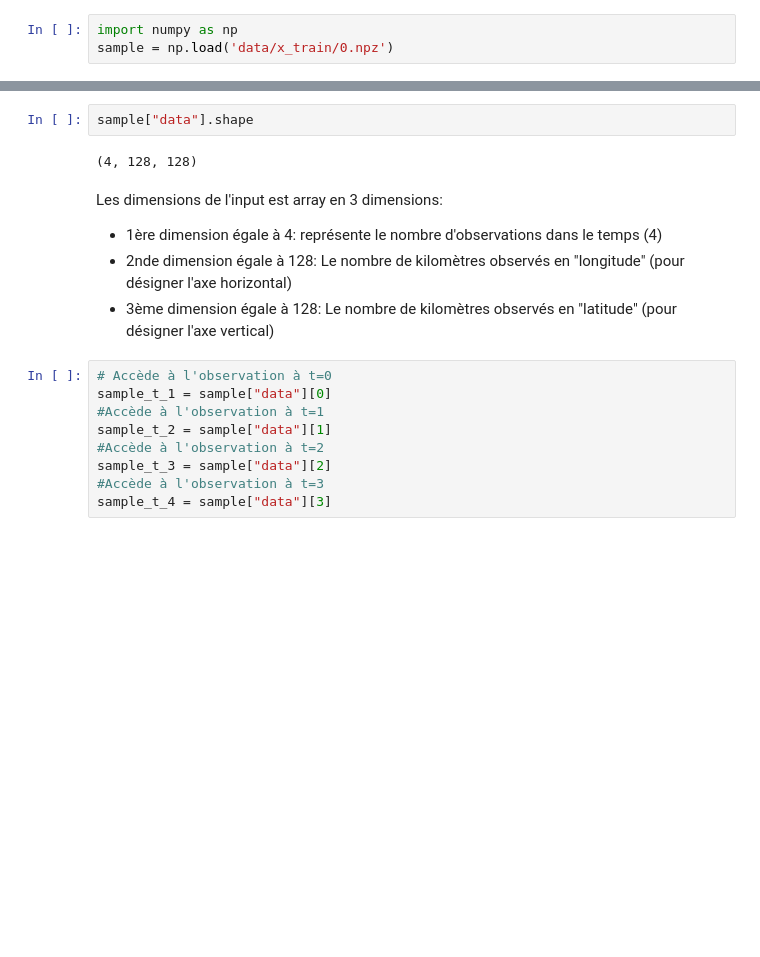
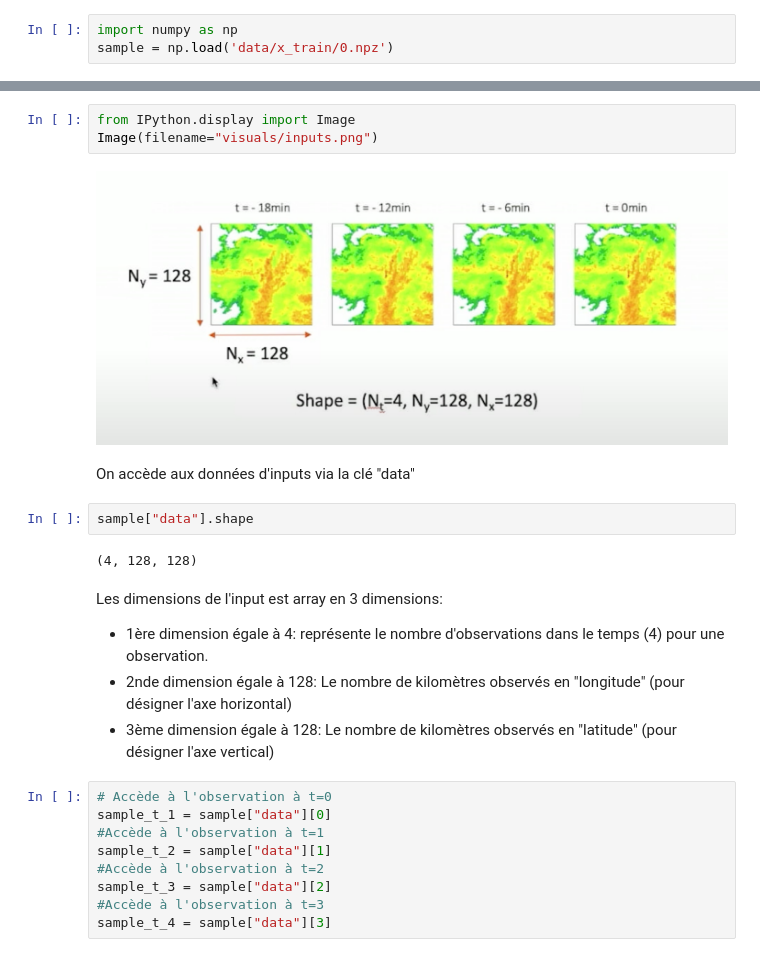
Before and after one commit to luciegaba/Short-Term-Rain-Forecasting, a Jupyter notebook: notebooks/project.ipynb, the cells around one changed output, grey strips where cells are left out. Saved outputs shown, nothing was run; the diff lists cells and outputs as text; blank space fills up the shorter version.

```diff
--- a/notebooks/project.ipynb
+++ b/notebooks/project.ipynb
@@ -32,10 +26,17 @@ Input:
+# %%
+from IPython.display import Image
+Image(filename="visuals/inputs.png")
+# %% [output]
+[figure, added]
+# %% [markdown]
+On accède aux données d'inputs via la clé "data"
 # %%
 sample["data"].shape
 # %% [output]
 (4, 128, 128)
 # %% [markdown]
 Les dimensions de l'input est array en 3 dimensions:
-- 1ère dimension égale à 4: représente le nombre d'observations dans le temps (4)
+- 1ère dimension égale à 4: représente le nombre d'observations dans le temps (4) pour une observation.
 - 2nde dimension égale à 128: Le nombre de kilomètres observés en "longitude" (pour désigner l'axe horizontal)
 - 3ème dimension égale à 128: Le nombre de kilomètres observés en "latitude" (pour désigner l'axe vertical)
 # %%
```
Also changed, not shown: parts of 17 cells of this notebook, 3 other files.
